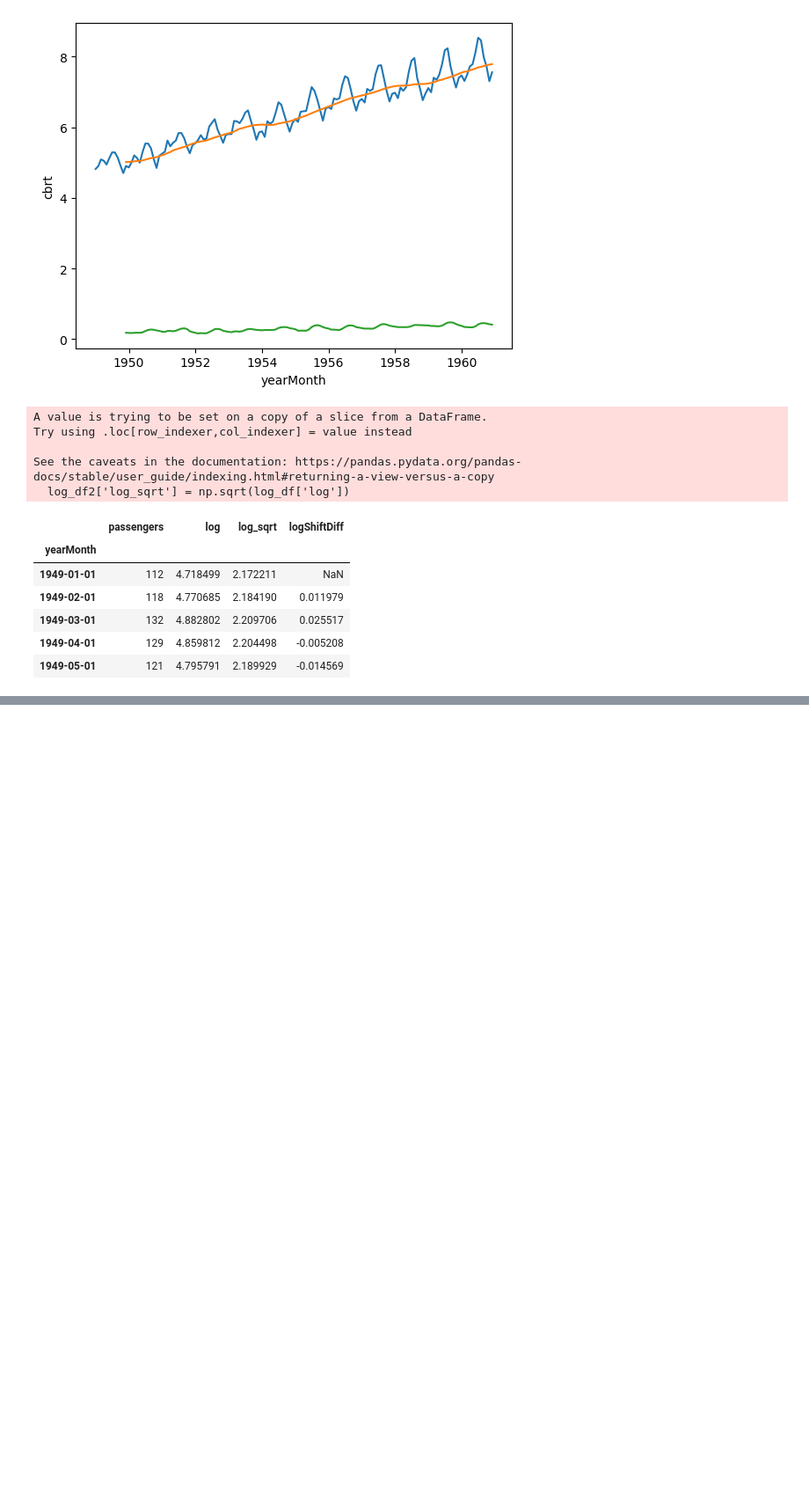
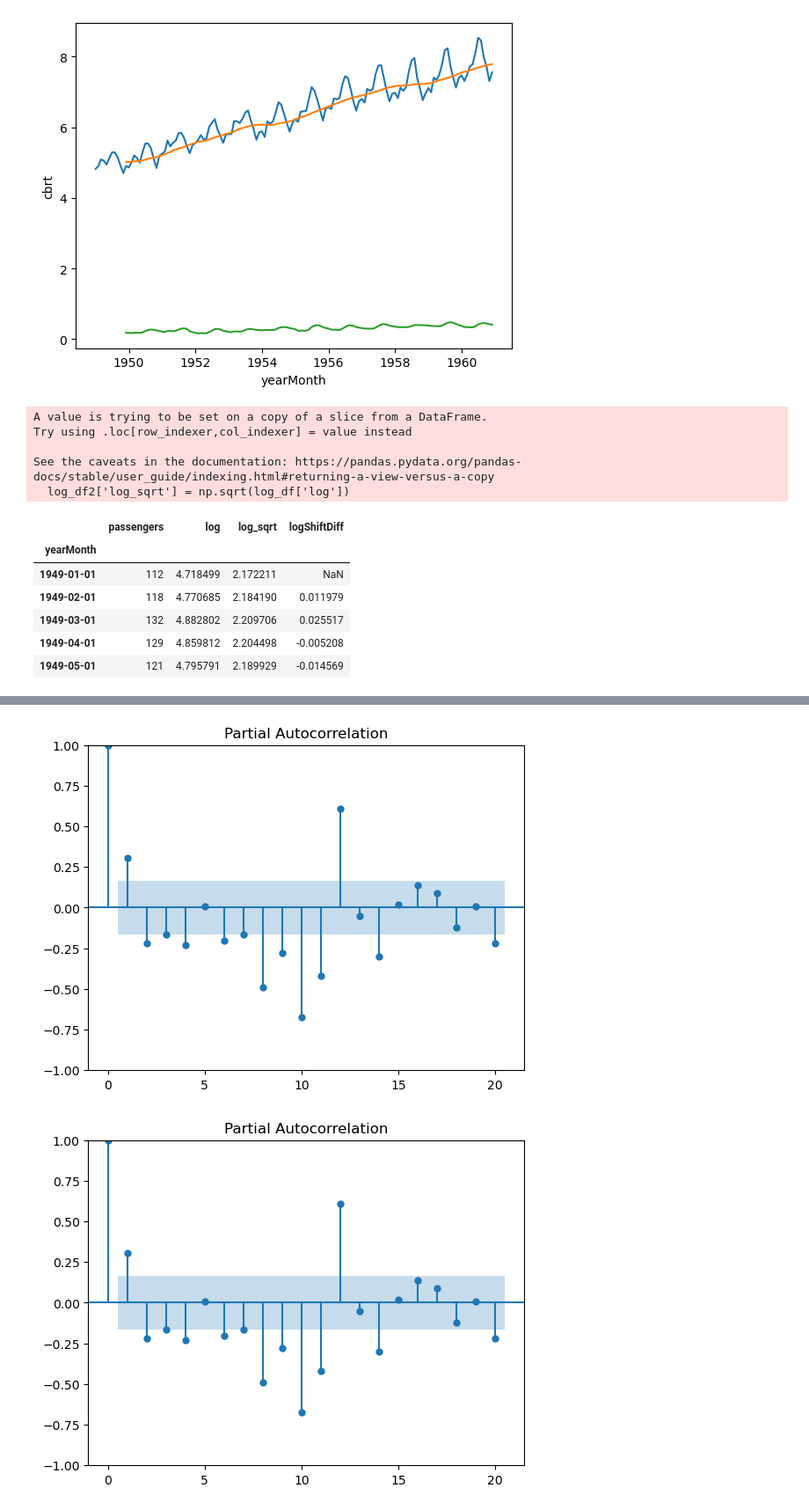
Before and after one commit to diligejy/timeseries, a Jupyter notebook: Learnerea/lec1.ipynb, the cells around one changed output, grey strips where cells are left out. Shown at 88% size. Drawn from its saved outputs; the diff is of its cells as text; code cells hidden in the pictures; blank space fills up the shorter version.

```diff
--- a/Learnerea/lec1.ipynb
+++ b/Learnerea/lec1.ipynb
@@ -386,0 +393,4 @@ criticality 10% : -2.580009026141913
+# %%
+airP = df[['passengers']].copy(deep=True)
+airP['firstDiff'] = airP['passengers'].diff()
+airP['Diff12'] = airP['passengers'].diff(12)
@@ -386,0 +414,5 @@ criticality 10% : -2.580009026141913
+# %%
+plot_pacf(airP['firstDiff'].dropna(), lags=20)
+# %% [output]
+[figure, added]
+[figure, added]
```
Also changed, not shown: parts of 13 cells of this notebook.
